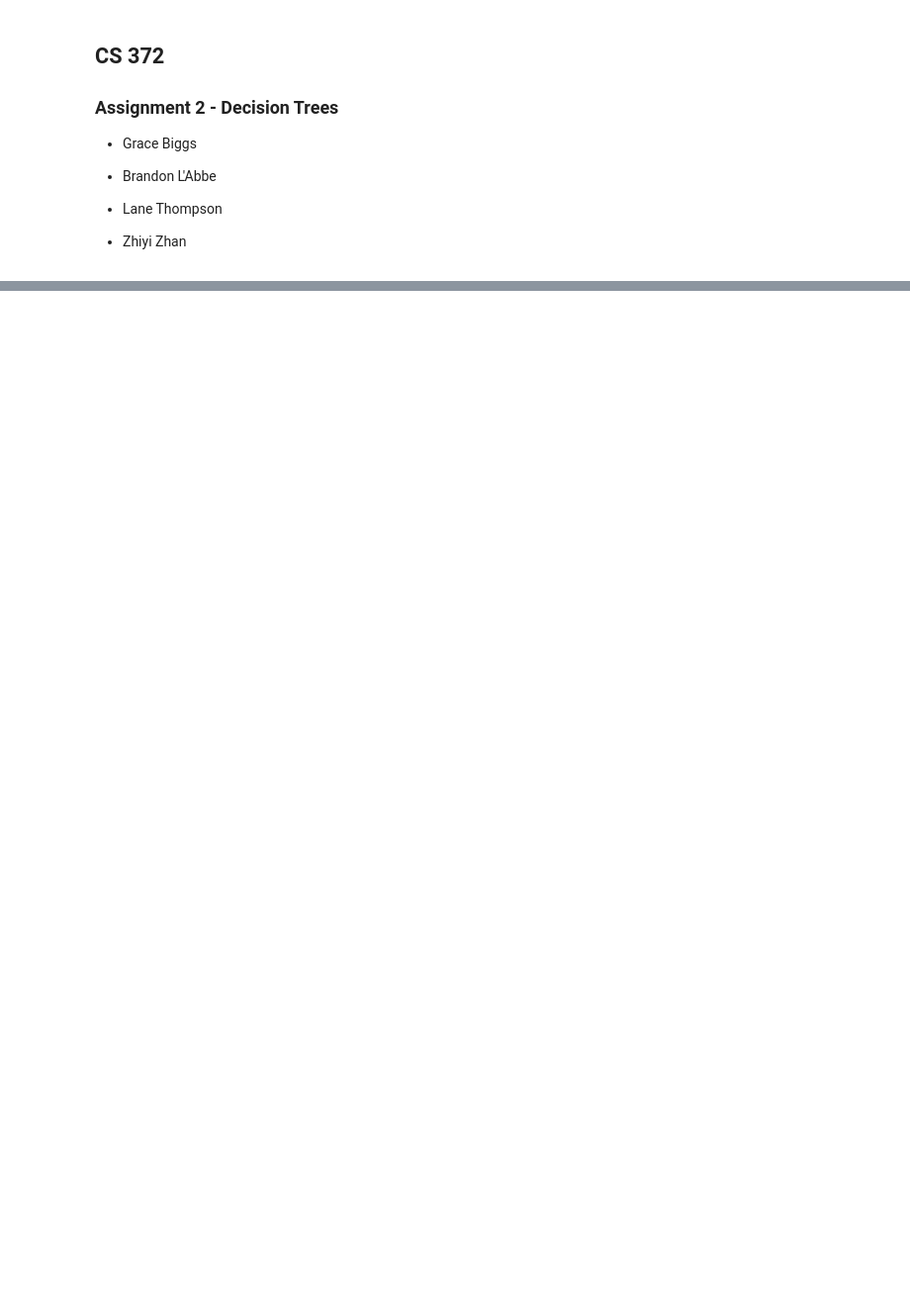
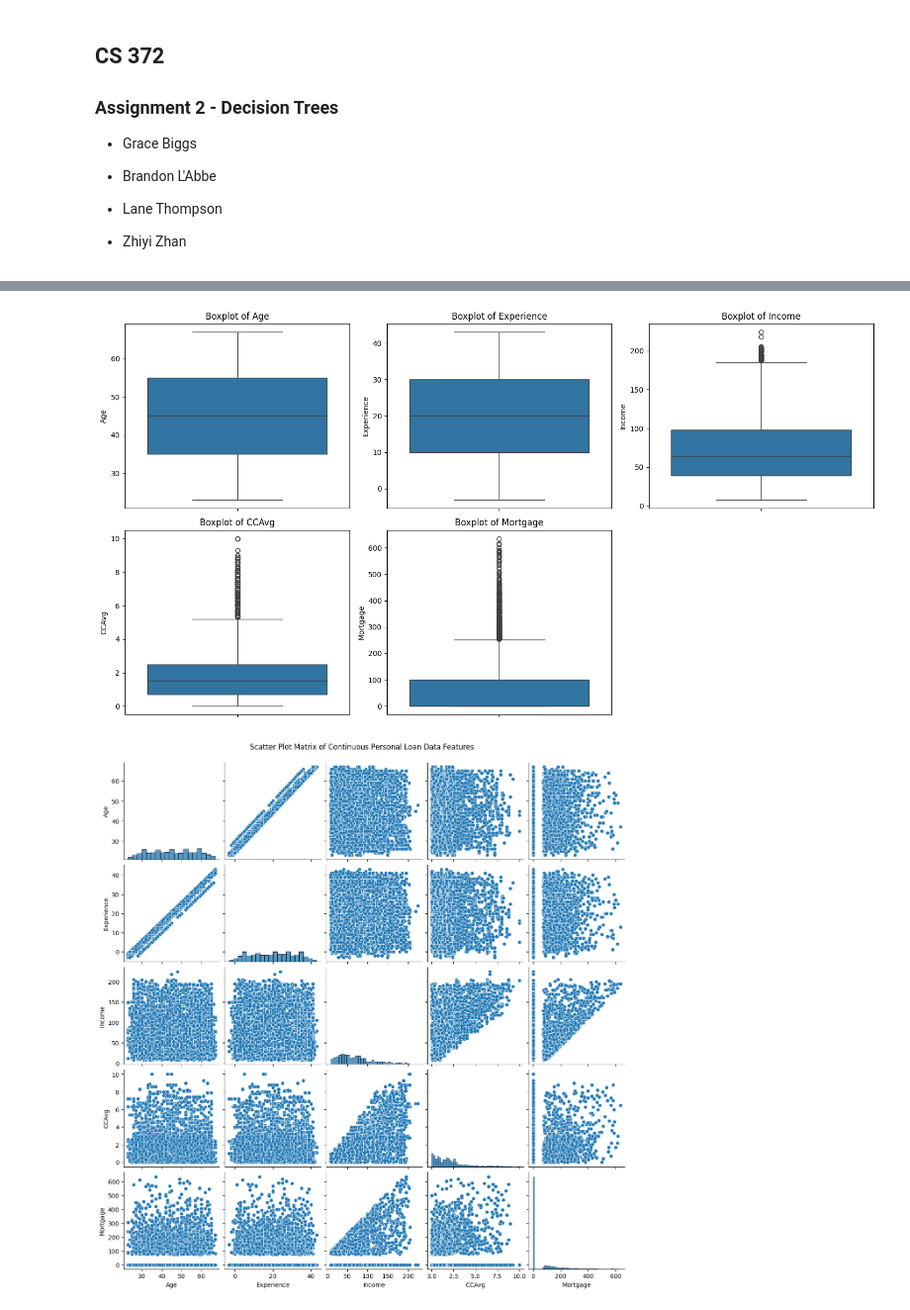
Before and after one commit to stlngds/CS372, a Jupyter notebook: Assignment2/Assignment2_Group5.ipynb, the cells around one changed output, grey strips where cells are left out. Shown at 99% size. Cells and saved outputs as stored; diff of their text form; code cells hidden in the pictures; blank space fills up the shorter version.

Commit message:
Exploratory Data Analysis first draft

```diff
--- a/Assignment2/Assignment2_Group5.ipynb
+++ b/Assignment2/Assignment2_Group5.ipynb
@@ -11,11 +11,54 @@
 
 - Zhiyi Zhan
 # %%
-#
+# Exploratory Data Analysis (Grace Biggs)
 import pandas as pd
+import matplotlib.pyplot as plt
+import seaborn as sns
 
-df = pd.read_excel('Personal Loan Data_DT.xlsx')
+df = pd.read_excel('Personal Loan Data_DT.xlsx', sheet_name='Data')
+df = df.drop(columns=['ID'])
+# Drop ID column - provides no useful info.
+# Binary: Personal Loan, Securities Account, CD Account, Online, Credit Card
+# Continuous: Age, Experience, Income, CCAvg, Mortgage
+# Ordinal: Family
+# Categorical: Education
+# Other: ZIP Code
+
 print("Dataframe: ")
-print(df)
+print(df.head())
+print("Number of Duplicates: ")
+print(df.duplicated().sum()) # Should be 0
+print(df.isnull().sum()) # 2 missing experience, 4 missing education
+# We're making a Decision Tree from this dataset of 5000 rows. Because only 6 rows (0.12%) are missing data, we can safely drop them.
+df = df.dropna()
+
+# Check for outliers with Boxplots.
+continuous_vars = ['Age', 'Experience', 'Income', 'CCAvg', 'Mortgage']
+plt.figure(figsize=(15,8))
+for i, col in enumerate(continuous_vars, 1):
+    plt.subplot(2, 3, i)
+    sns.boxplot(y=df[col])
+    plt.title(f'Boxplot of {col}')
+plt.tight_layout()
+plt.show()
+
+# How do we deal with outliers? Do nothing? Pre-pruning? Post-pruning?
+
+# Draw scatter plot matrix for all features. Comment.
+sns.pairplot(df[continuous_vars])
+plt.suptitle('Scatter Plot Matrix of Continuous Personal Loan Data Features', y=1.02)
+plt.show()
+
+# Draw a heatmap plot between features. Comment.
+binary_vars = ['Personal Loan', 'Securities Account', 'CD Account', 'Online', 'CreditCard']
+ordinal_vars = ['Family']
+numeric_vars = continuous_vars + binary_vars + ordinal_vars
+
+plt.figure(figsize=(16,10))
+sns.heatmap(df[numeric_vars].corr(), annot=True, fmt=".2f",
+            cmap='coolwarm', vmin=-1, vmax=1, linewidths=0.5)
+plt.title('Feature Correlation Heatmap')
+plt.show()
 # %% [output]
 Dataframe:
@@ -37,0 +81,2 @@ Dataframe:
+[figure, added]
+[figure, added]
```
Also changed, not shown: parts of 1 cell of this notebook.
